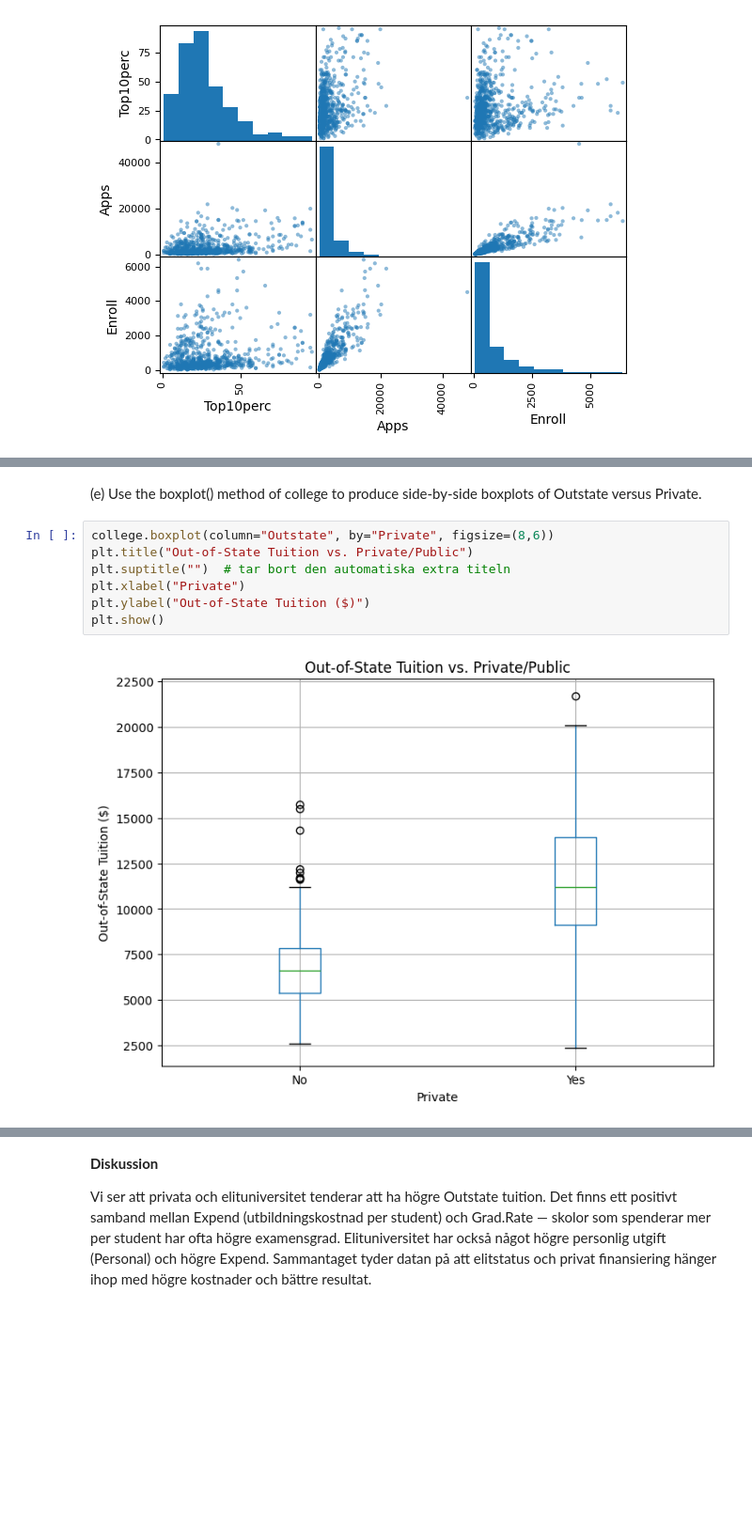
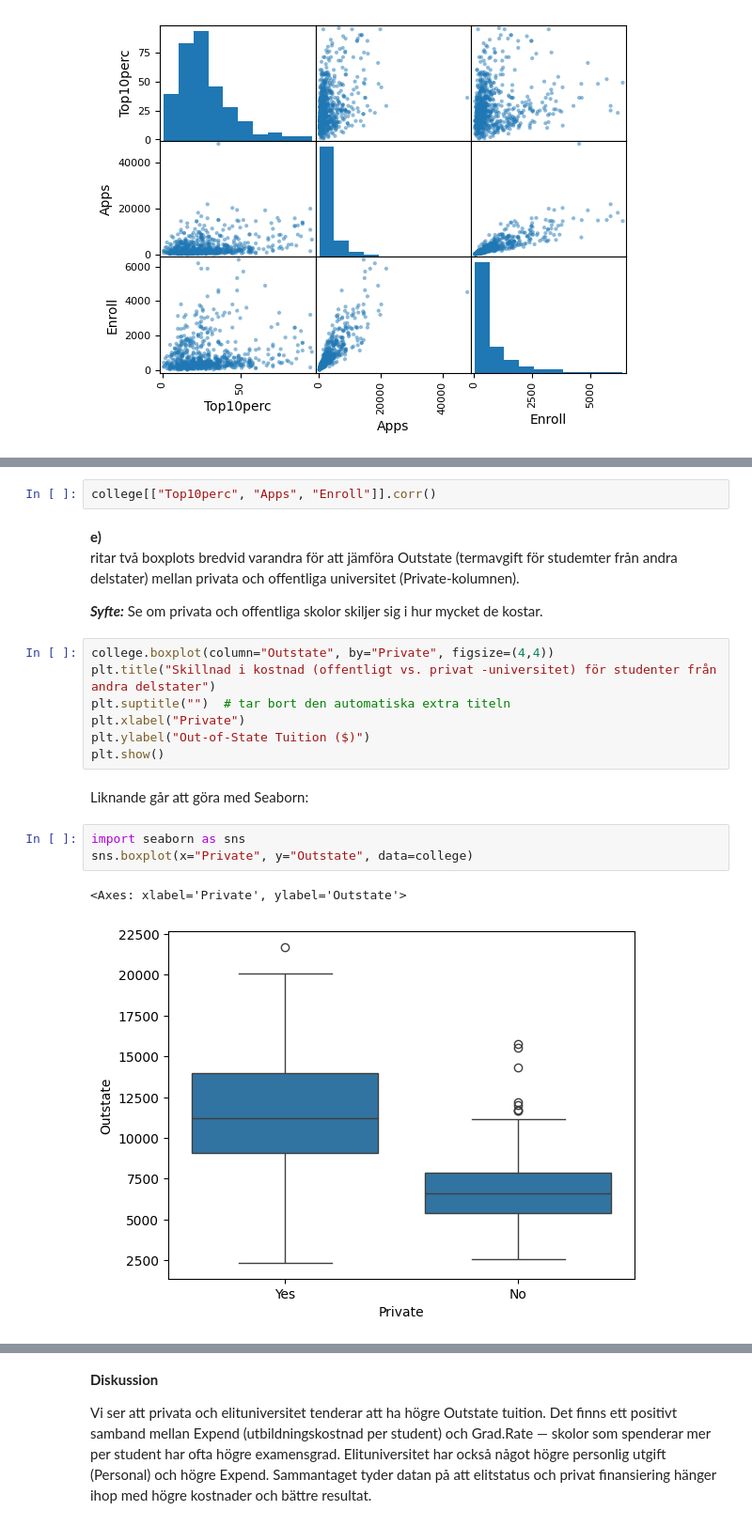
Before and after one commit to F-Degerman/data-mining-FANNY-DEGERMAN, a Jupyter notebook: Labb/Labb_data_behandling.ipynb, the cells around one changed output, grey strips where cells are left out. Shown: that part at 94% size. Cells and saved outputs as stored; diff of their text form; blank space fills up the shorter version.

```diff
--- a/Labb/Labb_data_behandling.ipynb
+++ b/Labb/Labb_data_behandling.ipynb
@@ -115,13 +95,23 @@ array([[<Axes: xlabel='Top10perc', ylabel='Top10perc'>,
+# %%
+college[["Top10perc", "Apps", "Enroll"]].corr()
 # %% [markdown]
-(e) Use the boxplot() method of college to produce side-by-side boxplots of
-Outstate versus Private.
+**e)**
+ritar två boxplots bredvid varandra för att jämföra Outstate (termavgift för studemter från andra delstater) mellan privata och offentliga universitet (Private-kolumnen).
+
+***Syfte:*** Se om privata och offentliga skolor skiljer sig i hur mycket de kostar.
 # %%
-college.boxplot(column="Outstate", by="Private", figsize=(8,6))
-plt.title("Out-of-State Tuition vs. Private/Public")
+college.boxplot(column="Outstate", by="Private", figsize=(4,4))
+plt.title("Skillnad i kostnad (offentligt vs. privat -universitet) för studenter från andra delstater")
 plt.suptitle("")  # tar bort den automatiska extra titeln
 plt.xlabel("Private")
 plt.ylabel("Out-of-State Tuition ($)")
 plt.show()
-# %% [output]
-[figure, removed]
+# %% [markdown]
+Liknande går att göra med Seaborn:
+# %%
+import seaborn as sns
+sns.boxplot(x="Private", y="Outstate", data=college)
+# %% [output]
+<Axes: xlabel='Private', ylabel='Outstate'>
+[figure, added]
 # %% [markdown]
```
Also changed, not shown: parts of 33 cells of this notebook, 15 other files.
